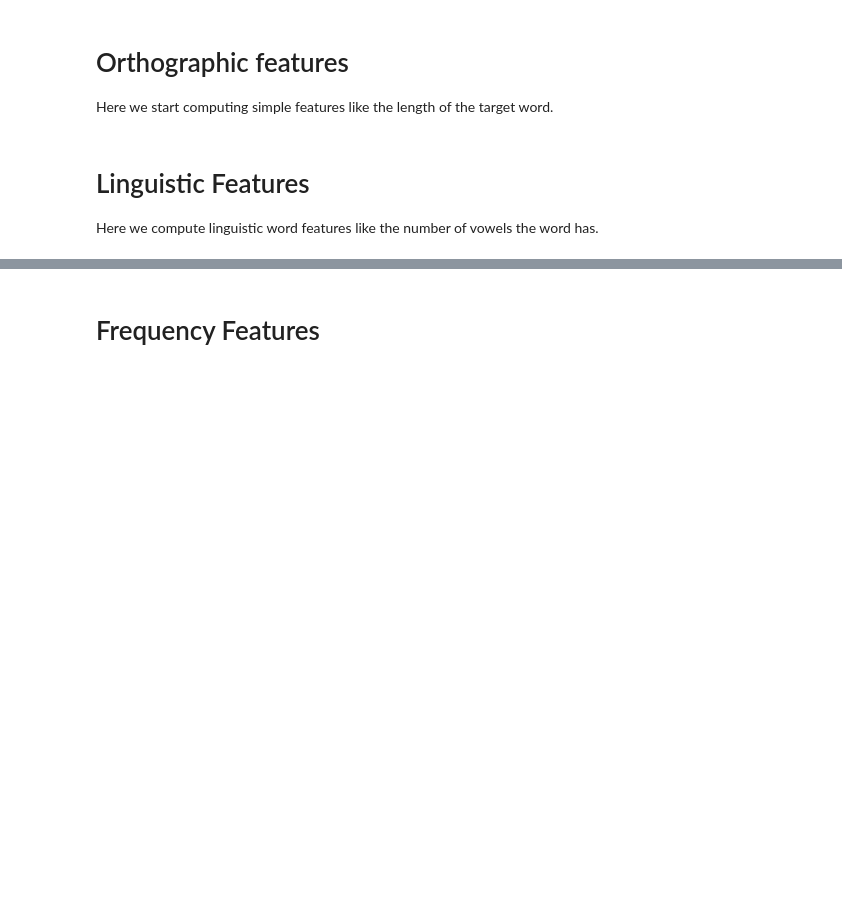
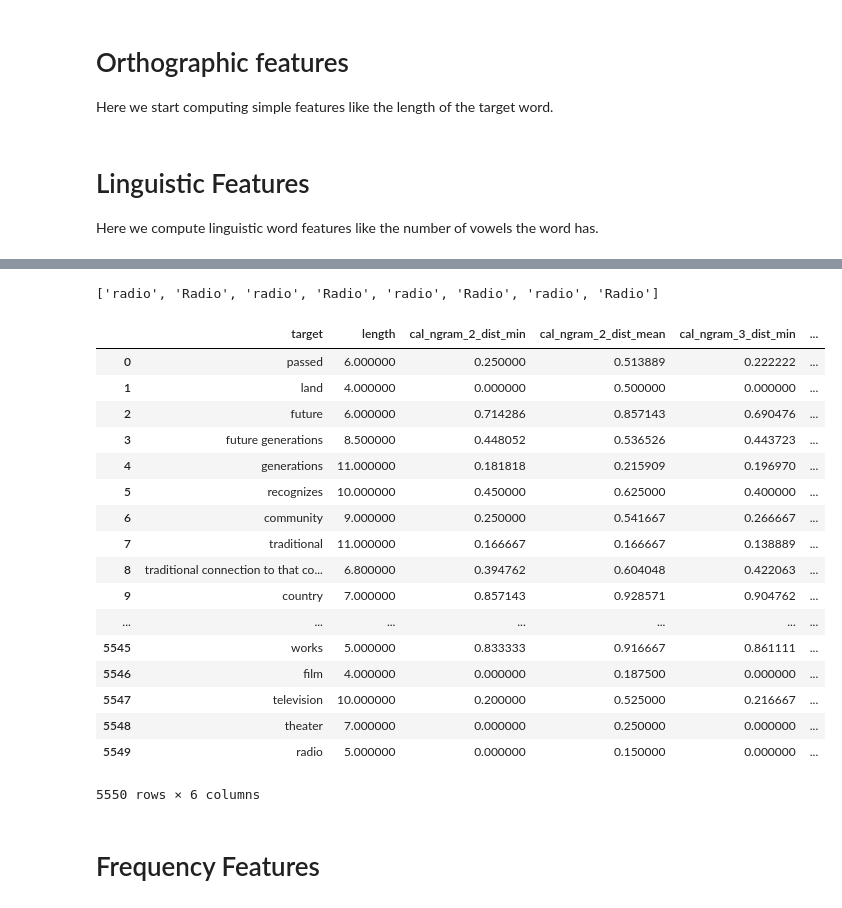
Before and after one commit to kristiankolthoff/CoWoPhId, a Jupyter notebook: python/FeaturesCWI.ipynb, the cells around one changed output, grey strips where cells are left out. Saved outputs shown, nothing was run; the diff lists cells and outputs as text; code cells hidden in the pictures; blank space fills up the shorter version.

```diff
--- a/python/FeaturesCWI.ipynb
+++ b/python/FeaturesCWI.ipynb
@@ -57,6 +57,7 @@ df['relative_position_centered'] = df[['sentence', 'start', 'end']].apply(lambda
 df['relative_position_right'] = df[['sentence', 'end']].apply(lambda vals : vals[1] / len(vals[0]), axis = 1)
 df['ratio_cap_letters'] = df.target.apply(lambda target : agg_feat_num_average(target, ratio_cap_letters))
 df['all_caps'] = df.ratio_cap_letters == 1
+df['hyphenated'] = df.target.apply(lambda target : int('-' in target))
 # %% [markdown]
 # Linguistic Features
 Here we compute linguistic word features like the number of vowels the word has.
@@ -97,3 +98,15 @@ def num_vowels(target):
 
 def num_pronounciations(target):
     return len(pnc.phones_for_word(target))
+# %%
+from googletrans import Translator
+translator = Translator()
+targets = [ngram.strip().lower() for target in df['target'].tolist() for ngram in target.split()]
+languages = ['fr', 'de']
+translations = defaultdict(list)
+for index, word in enumerate(targets):
+    translator = Translator()
+    for lang in languages:
+        trans_word = translator.translate(word, dest=lang)
+        translations[word].append(trans_word)
+        print(str(index) + " " + word + " " + trans_word.text)
@@ -100,10 +154,33 @@ def num_pronounciations(target):
+# %%
+[translation.text for translation in translations['radio']]
+# %% [output]
+['radio', 'Radio', 'radio', 'Radio', 'radio', 'Radio', 'radio', 'Radio']
 # %%
 df['num_syllables'] = df.target.apply(lambda target : agg_feat_num_average(target, num_syllables))
 df['num_vowels'] = df.target.apply(lambda target : agg_feat_num_average(target, num_vowels))
 df['vowel_consonant_ratio'] = df.target.apply(lambda target : agg_feat_num_average(target, \
                                         lambda target : num_vowels(target) / (len(target) - num_vowels(target))))
 df['num_pronounciations'] = df.target.apply(lambda target : agg_feat_num_average(target, num_pronounciations))
-df.loc[:,['target','length','num_vowels','vowel_consonant_ratio', 'num_pronounciations']]
+df.loc[:,['target','length','cal_ngram_2_dist_min','cal_ngram_2_dist_mean', 'cal_ngram_3_dist_min', 'cal_ngram_3_dist_mean']]
+# %% [output]
+|  | target | length | cal_ngram_2_dist_min | cal_ngram_2_dist_mean | cal_ngram_3_dist_min | ... |
+| 0 | passed | 6.000000 | 0.250000 | 0.513889 | 0.222222 | ... |
+| 1 | land | 4.000000 | 0.000000 | 0.500000 | 0.000000 | ... |
+| 2 | future | 6.000000 | 0.714286 | 0.857143 | 0.690476 | ... |
+| 3 | future generations | 8.500000 | 0.448052 | 0.536526 | 0.443723 | ... |
+| 4 | generations | 11.000000 | 0.181818 | 0.215909 | 0.196970 | ... |
+| 5 | recognizes | 10.000000 | 0.450000 | 0.625000 | 0.400000 | ... |
+| 6 | community | 9.000000 | 0.250000 | 0.541667 | 0.266667 | ... |
+| 7 | traditional | 11.000000 | 0.166667 | 0.166667 | 0.138889 | ... |
+| 8 | traditional connection to that co... | 6.800000 | 0.394762 | 0.604048 | 0.422063 | ... |
+| 9 | country | 7.000000 | 0.857143 | 0.928571 | 0.904762 | ... |
+| ... | ... | ... | ... | ... | ... | ... |
+| 5545 | works | 5.000000 | 0.833333 | 0.916667 | 0.861111 | ... |
+| 5546 | film | 4.000000 | 0.000000 | 0.187500 | 0.000000 | ... |
+| 5547 | television | 10.000000 | 0.200000 | 0.525000 | 0.216667 | ... |
+| 5548 | theater | 7.000000 | 0.000000 | 0.250000 | 0.000000 | ... |
+| 5549 | radio | 5.000000 | 0.000000 | 0.150000 | 0.000000 | ... |
+5550 rows × 6 columns
 # %% [markdown]
 # Frequency Features
 # %%
```
Also changed, not shown: parts of 9 cells of this notebook.
